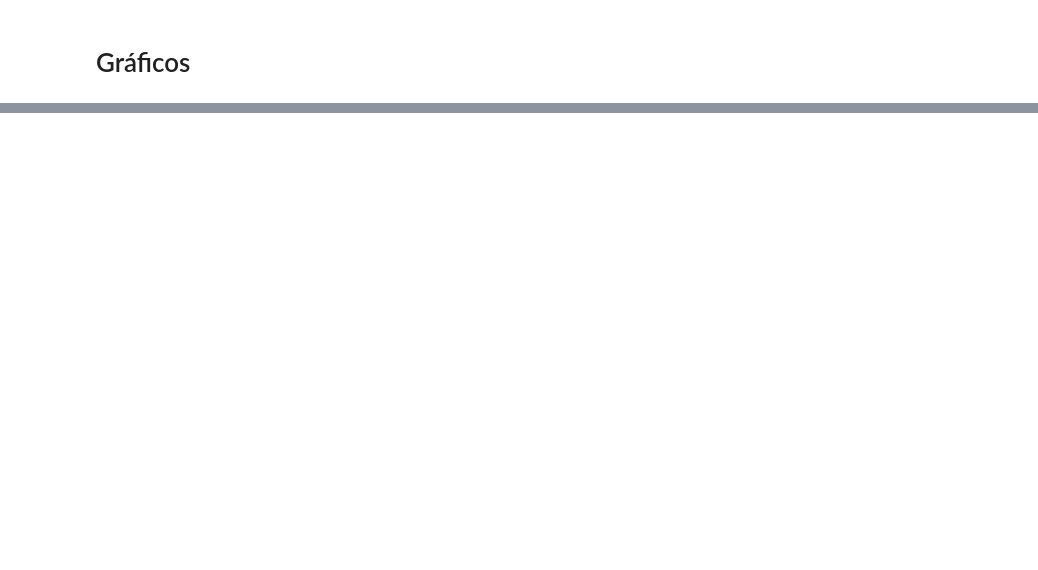
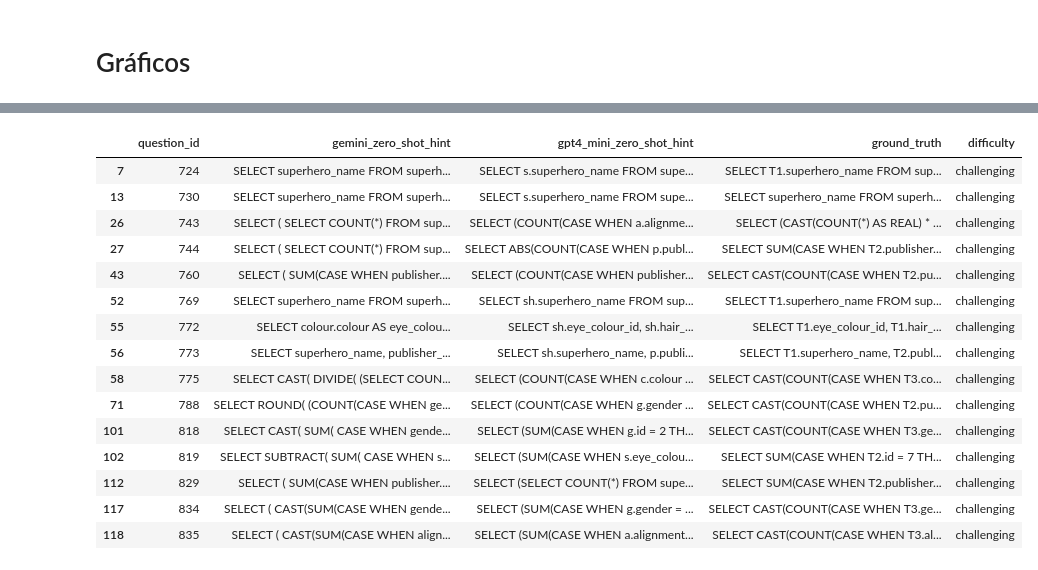
Before and after one commit to EnzoRg/text_mining, a Jupyter notebook: evaluation.ipynb, the cells around one changed output, grey strips where cells are left out. Cells and saved outputs as stored; diff of their text form; code cells hidden in the pictures; blank space fills up the shorter version.

```diff
--- a/evaluation.ipynb
+++ b/evaluation.ipynb
@@ -243,0 +343,21 @@ few_shot
+# %%
+zero_shot_hint_challenging = zero_shot_hint[zero_shot_hint['difficulty'] == 'challenging']
+zero_shot_hint_challenging = zero_shot_hint_challenging.rename(columns={'gemini_1.5_Flash': 'gemini_zero_shot_hint', 'chatgpt_4mini': 'gpt4_mini_zero_shot_hint'})
+zero_shot_hint_challenging
+# %% [output]
+|  | question_id | gemini_zero_shot_hint | gpt4_mini_zero_shot_hint | ground_truth | difficulty |
+| 7 | 724 | SELECT superhero_name FROM superh... | SELECT s.superhero_name FROM supe... | SELECT T1.superhero_name FROM sup... | challenging |
+| 13 | 730 | SELECT superhero_name FROM superh... | SELECT s.superhero_name FROM supe... | SELECT superhero_name FROM superh... | challenging |
+| 26 | 743 | SELECT ( SELECT COUNT(*) FROM sup... | SELECT (COUNT(CASE WHEN a.alignme... | SELECT (CAST(COUNT(*) AS REAL) * ... | challenging |
+| 27 | 744 | SELECT ( SELECT COUNT(*) FROM sup... | SELECT ABS(COUNT(CASE WHEN p.publ... | SELECT SUM(CASE WHEN T2.publisher... | challenging |
+| 43 | 760 | SELECT ( SUM(CASE WHEN publisher.... | SELECT (COUNT(CASE WHEN publisher... | SELECT CAST(COUNT(CASE WHEN T2.pu... | challenging |
+| 52 | 769 | SELECT superhero_name FROM superh... | SELECT sh.superhero_name FROM sup... | SELECT T1.superhero_name FROM sup... | challenging |
+| 55 | 772 | SELECT colour.colour AS eye_colou... | SELECT sh.eye_colour_id, sh.hair_... | SELECT T1.eye_colour_id, T1.hair_... | challenging |
+| 56 | 773 | SELECT superhero_name, publisher_... | SELECT sh.superhero_name, p.publi... | SELECT T1.superhero_name, T2.publ... | challenging |
+| 58 | 775 | SELECT CAST( DIVIDE( (SELECT COUN... | SELECT (COUNT(CASE WHEN c.colour ... | SELECT CAST(COUNT(CASE WHEN T3.co... | challenging |
+| 71 | 788 | SELECT ROUND( (COUNT(CASE WHEN ge... | SELECT (COUNT(CASE WHEN g.gender ... | SELECT CAST(COUNT(CASE WHEN T2.pu... | challenging |
+| 101 | 818 | SELECT CAST( SUM( CASE WHEN gende... | SELECT (SUM(CASE WHEN g.id = 2 TH... | SELECT CAST(COUNT(CASE WHEN T3.ge... | challenging |
+| 102 | 819 | SELECT SUBTRACT( SUM( CASE WHEN s... | SELECT (SUM(CASE WHEN s.eye_colou... | SELECT SUM(CASE WHEN T2.id = 7 TH... | challenging |
+| 112 | 829 | SELECT ( SUM(CASE WHEN publisher.... | SELECT (SELECT COUNT(*) FROM supe... | SELECT SUM(CASE WHEN T2.publisher... | challenging |
+| 117 | 834 | SELECT ( CAST(SUM(CASE WHEN gende... | SELECT (SUM(CASE WHEN g.gender = ... | SELECT CAST(COUNT(CASE WHEN T3.ge... | challenging |
+| 118 | 835 | SELECT ( CAST(SUM(CASE WHEN align... | SELECT (SUM(CASE WHEN a.alignment... | SELECT CAST(COUNT(CASE WHEN T3.al... | challenging |
```
Also changed, not shown: parts of 61 cells of this notebook, 19 other files.
